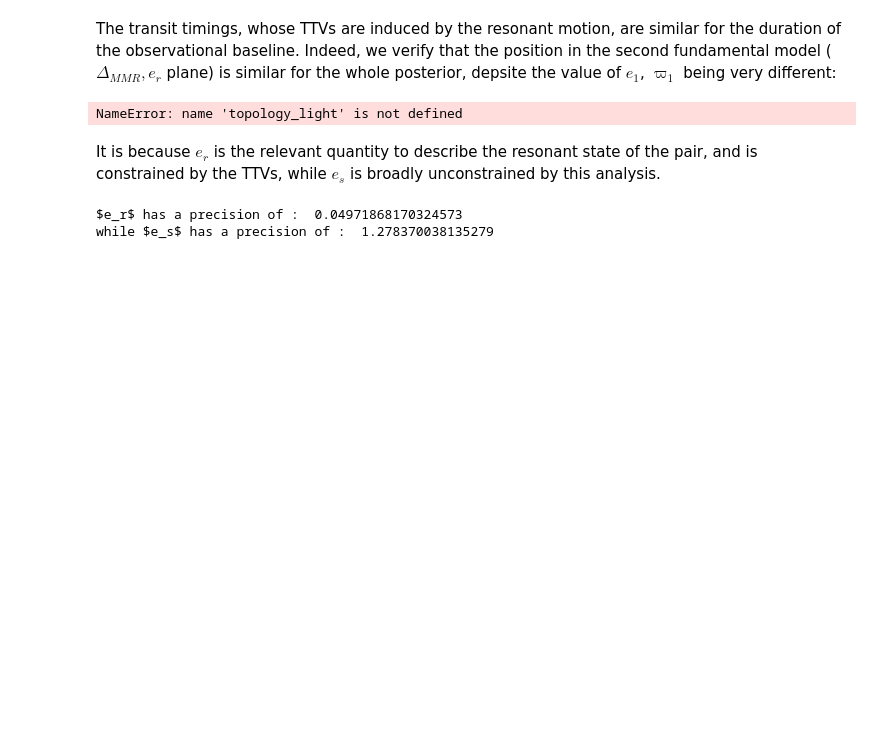
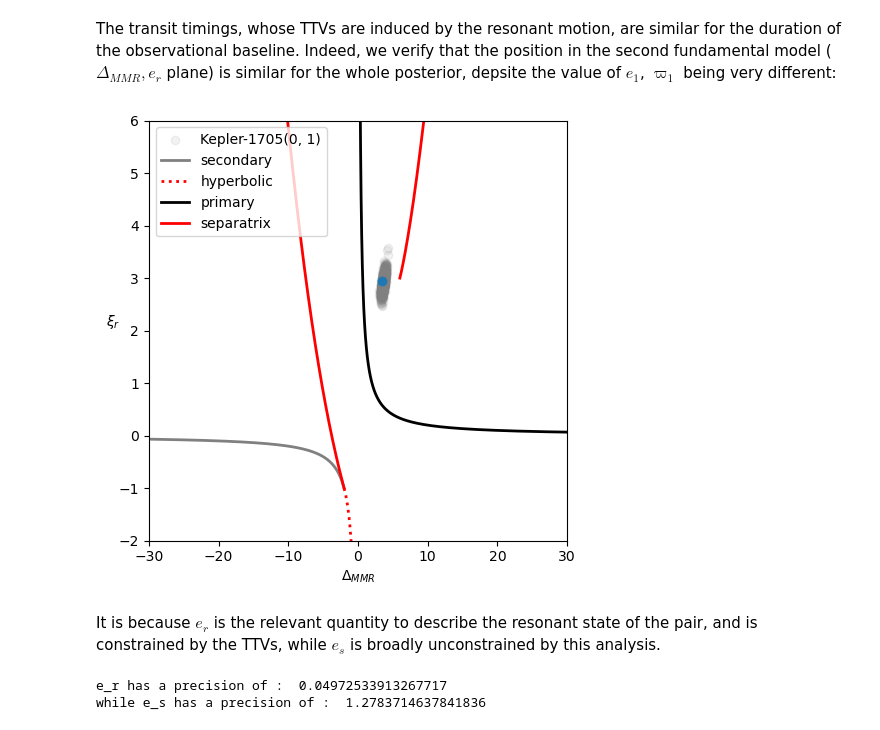
Before and after one commit to adleleu/resonantstate, a Jupyter notebook: paper1/paper1_obs_pair.ipynb, the cells around one changed output. Saved outputs shown, nothing was run; the diff lists cells and outputs as text; code cells hidden in the pictures; blank space fills up the shorter version.

```diff
--- a/paper1/paper1_obs_pair.ipynb
+++ b/paper1/paper1_obs_pair.ipynb
@@ -117,29 +130,30 @@ plt.tight_layout()
 # %% [markdown]
 The transit timings, whose TTVs are induced by the resonant motion, are similar for the duration of the observational baseline. Indeed, we verify that the position in the second fundamental model ($\Delta_{MMR},e_r$ plane) is similar for the whole posterior, depsite the value of $e_1$, $\varpi_1$ being very different:
 # %%
-from resonantstate import utils
-from resonantstate.ell2SFM import *
+from resonantstate.SFMR import *
 
 
-delta, DMMR, er, Der, es, IR, p=get_SFM_quantities.get_SFM_quantities(df_samples,(0,1))
+SFMR=get_SFMR_quantities(df_samples,(0,1))
 
 fig, ax1 = plt.subplots(1, 1, figsize=(5,5))
 
-ax1.scatter(DMMR,er,label=star+str(pair),alpha=.1,color='gray')
-ax1.scatter(DMMR[0],er[0],alpha=1,color='C0')
+ax1.scatter(SFMR.DMMR,SFMR.er,label=star+str(pair),alpha=.1,color='gray')
+ax1.scatter(SFMR.DMMR[0],SFMR.er[0],alpha=1,color='C0')
 er_lim=(-2,6)
 DMMR_lim=(-30,30)
 
 
 plot_topology_DMMR(ax1, DMMR_lim, er_lim,dark=False,linewidth=2,legend=True)
 plt.legend(loc='upper left')
+plt.tight_layout()
+plt.savefig('SFM.pdf')
 # %% [output]
-NameError: name 'topology_light' is not defined
+[figure, added]
 # %% [markdown]
 It is because $e_r$ is the relevant quantity to describe the resonant state of the pair, and is constrained by the TTVs, while $e_s$ is broadly unconstrained by this analysis.
 # %%
-print('$e_r$ has a precision of : ',er.std()/er.mean())
-print('while $e_s$ has a precision of : ',es.std()/es.mean())
+print('e_r has a precision of : ',SFMR.er.std()/SFMR.er.mean())
+print('while e_s has a precision of : ',SFMR.es.std()/SFMR.es.mean())
 # %% [output]
-$e_r$ has a precision of :  0.04971868170324573
-while $e_s$ has a precision of :  1.278370038135279
+e_r has a precision of :  0.04972533913267717
+while e_s has a precision of :  1.2783714637841836
```
Also changed, not shown: parts of 3 cells of this notebook, 5 other files.
